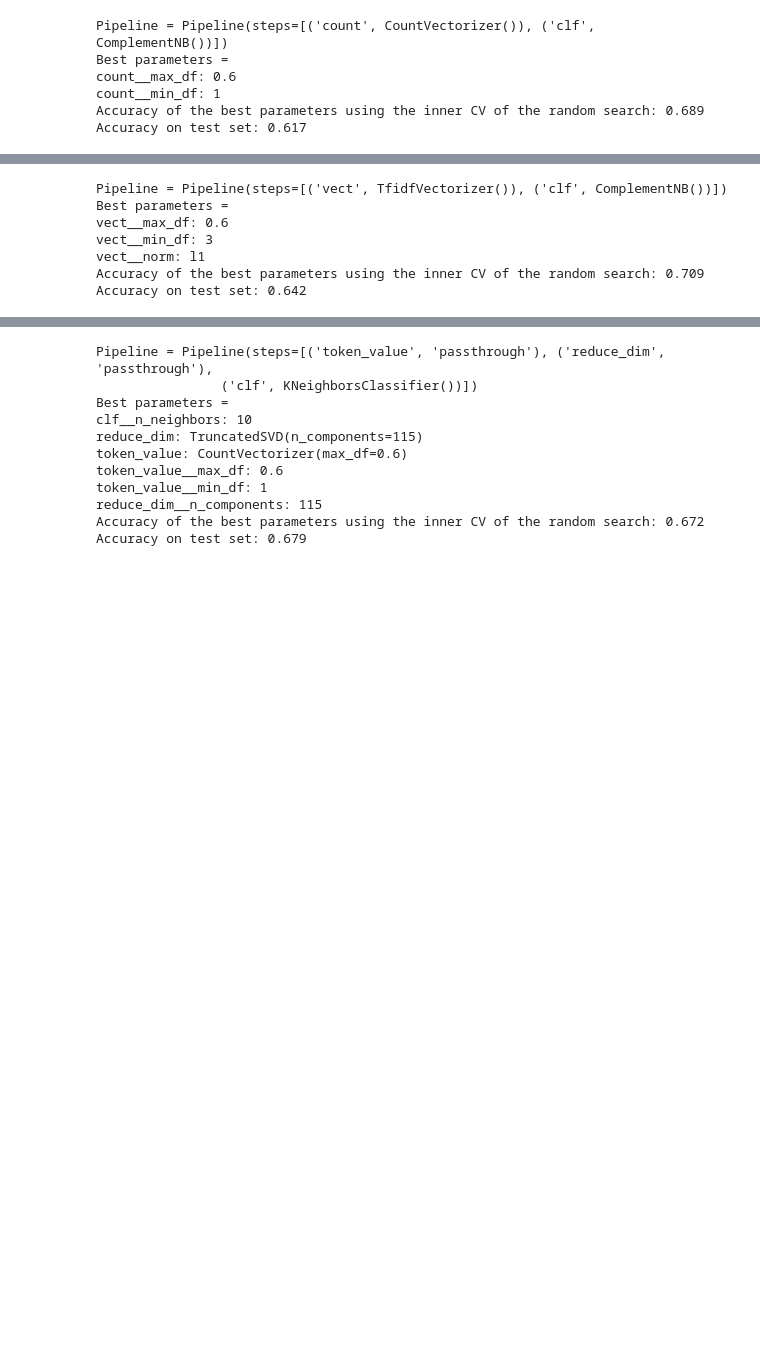
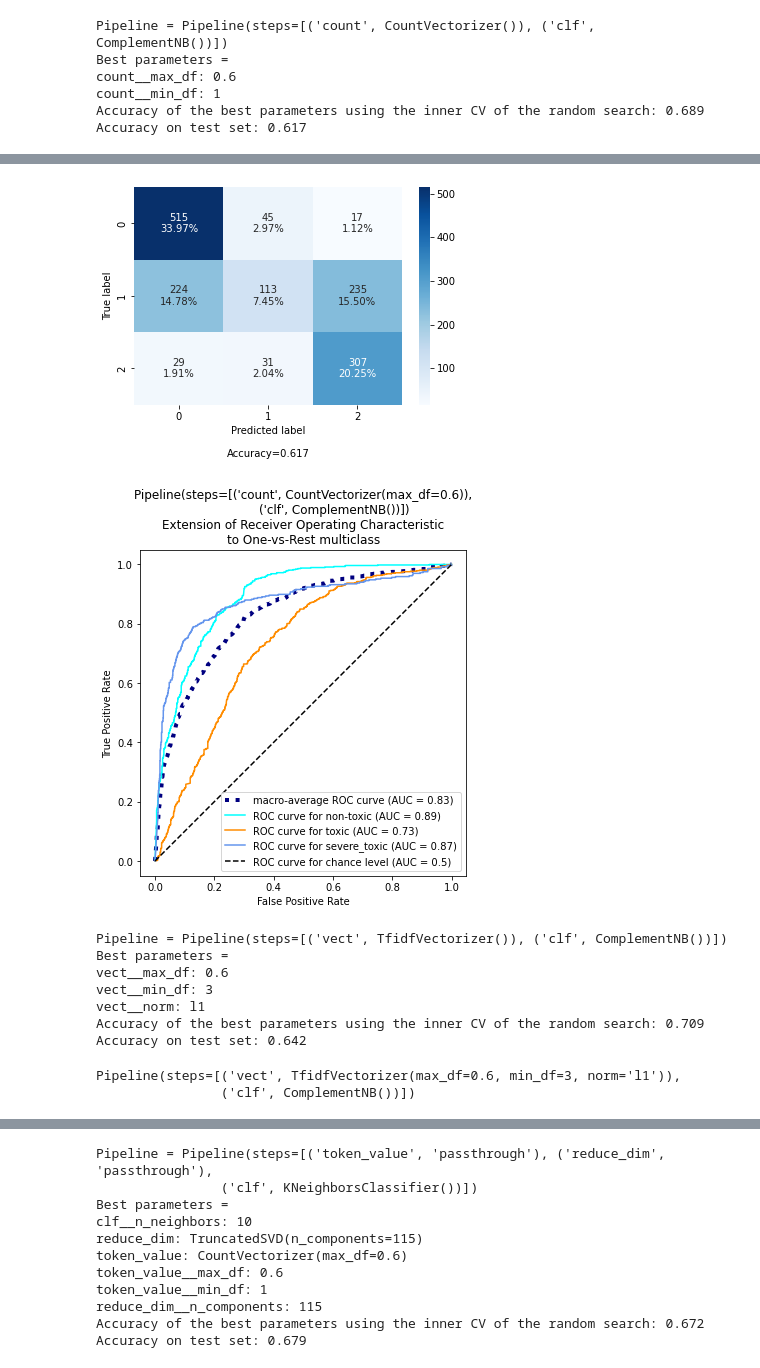
Before and after one commit to jjbocek/ToxicApp, a Jupyter notebook: ToxicApp_Sandbox.ipynb, the cells around one changed output, grey strips where cells are left out. Saved outputs shown, nothing was run; the diff lists cells and outputs as text; code cells hidden in the pictures; blank space fills up the shorter version.

```diff
--- a/ToxicApp_Sandbox.ipynb
+++ b/ToxicApp_Sandbox.ipynb
@@ -440,0 +453,2 @@ def run_on_subset(pipe_params, subset):
+# %%
+target_names = ['non-toxic', 'toxic', 'severe_toxic']
@@ -455,3 +574,9 @@ NaiveBayes: 0.616754617414248
+# %%
+
+analysis(train_df_subset1, train_lab_subset1, test_df_subset1, test_lab_subset1, target_names, CV_NB_best)
+# %% [output]
+[figure, added]
+[figure, added]
 # %%
 Tfidf_NB_best = run_on_subset(pipe_parm_dict['TfidfVect_CompNB'], subsets['subset1'])
 # %% [output]
@@ -462,3 +587,8 @@ vect__min_df: 3
 vect__norm: l1
 Accuracy of the best parameters using the inner CV of the random search: 0.709
 Accuracy on test set: 0.642
+# %%
+Tfidf_NB_best
+# %% [output]
+Pipeline(steps=[('vect', TfidfVectorizer(max_df=0.6, min_df=3, norm='l1')),
+                ('clf', ComplementNB())])
```
Also changed, not shown: parts of 17 cells of this notebook.
